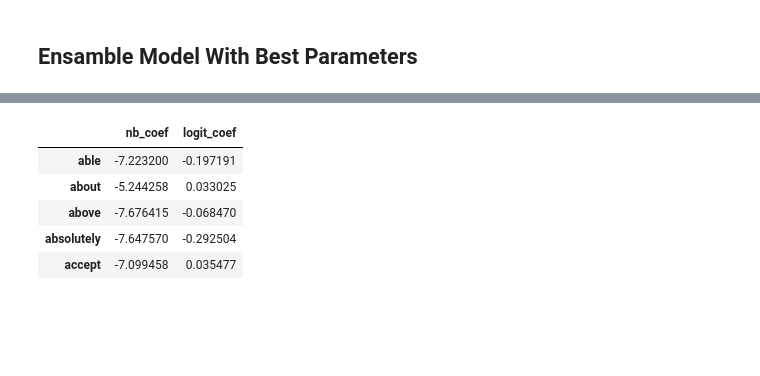
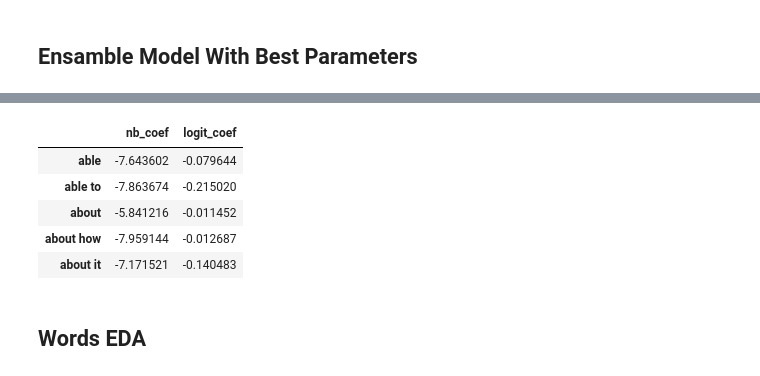
Before and after one commit to evolevelynli/reddit_classification_project, a Jupyter notebook: code/04_Model1_MenWomen_DF_With_Best_Parameters.ipynb, the cells around one changed output, grey strips where cells are left out. Cells and saved outputs as stored; diff of their text form; code cells hidden in the pictures; blank space fills up the shorter version.

```diff
--- a/code/04_Model1_MenWomen_DF_With_Best_Parameters.ipynb
+++ b/code/04_Model1_MenWomen_DF_With_Best_Parameters.ipynb
@@ -47,0 +74,3 @@ womenrelationship_df = pd.read_csv('../data/AskWomen_Relationship.csv')
+# %%
+menwomen_df = pd.read_csv('../data/AskMenAskWomen.csv')
+menwomen_df = menwomen_df.drop(columns = 'Unnamed: 0')
@@ -52 +104,11 @@ womenrelationship_df = pd.read_csv('../data/AskWomen_Relationship.csv')
+# %%
+#building votingclassifier model
+#will be apply to the rest of the model
+vc = VotingClassifier(estimators= [('mnb', mnb),
+                                   ('logit', logit),
+                                   ('rf', rf),
+                                   ('et', et),
+                                   ('ada', ada),
+                                   ('svc', svc)],
+                     voting = 'hard')
 # %%
@@ -74,19 +139,0 @@ vc = VotingClassifier(estimators= [('mnb', mnb),
-# %%
-#building Pipeline
-pipe1 = Pipeline([
-#     ('cvec', CountVectorizer(max_df= 0.95,
-#                        max_features= 2000,
-#                        min_df= 5,
-#                        ngram_range= (1,1))),
-    ('tfidf1', TfidfVectorizer(max_df= 0.95,  #keep this one since it give us highest train test score
-                       max_features= 1000,
-                       min_df= 5,
-                       ngram_range= (1,1))),
-#     ('tfidf1', TfidfVectorizer(max_df= 0.95,
-#                        max_features= 1500,
-#                        min_df= 2,
-#                        ngram_range= (1,2))),
-    ('vc', VotingClassifier(estimators= [('mnb', mnb),
-                                   ('logit', logit)],
-                     voting = 'hard'))
-])
@@ -130,10 +245,10 @@ logit_coef = pipe1.named_steps['vc'].estimators_[1].coef_[0]
 # %%
 #get column names
 tfidf = TfidfVectorizer(max_df= 0.95,
-                       max_features= 1000,
-                       min_df= 5,
-                       ngram_range= (1,1))
-tfidf.fit_transform(X_train)
+                       max_features= 1500,
+                       min_df= 2,
+                       ngram_range= (1,2))
+X_train_tfidf = tfidf.fit_transform(X_train)
 
 #Saving column name
 col_name = tfidf.get_feature_names()
@@ -143,12 +313,12 @@ len(col_name)
 # %%
 menwomen_word = pd.DataFrame(data= [mnb_coef, logit_coef], columns= col_name, index= ['nb_coef', 'logit_coef'])
+menwomen_word = menwomen_word.T
+menwomen_word.to_csv('../data/AskMen0AskWomen1wordcoeff.csv')
 menwomen_word.head()
-menwomen_word = menwomen_word.T
-menwomen_word.head()
 # %% [output]
 |  | nb_coef | logit_coef |
-| able | -7.223200 | -0.197191 |
-| about | -5.244258 | 0.033025 |
-| above | -7.676415 | -0.068470 |
-| absolutely | -7.647570 | -0.292504 |
-| accept | -7.099458 | 0.035477 |
+| able | -7.643602 | -0.079644 |
+| able to | -7.863674 | -0.215020 |
+| about | -5.841216 | -0.011452 |
+| about how | -7.959144 | -0.012687 |
+| about it | -7.171521 | -0.140483 |
@@ -154,0 +327,2 @@ menwomen_word.head()
+# %% [markdown]
+## Words EDA
```
Also changed, not shown: parts of 90 cells of this notebook, 30 other files.
